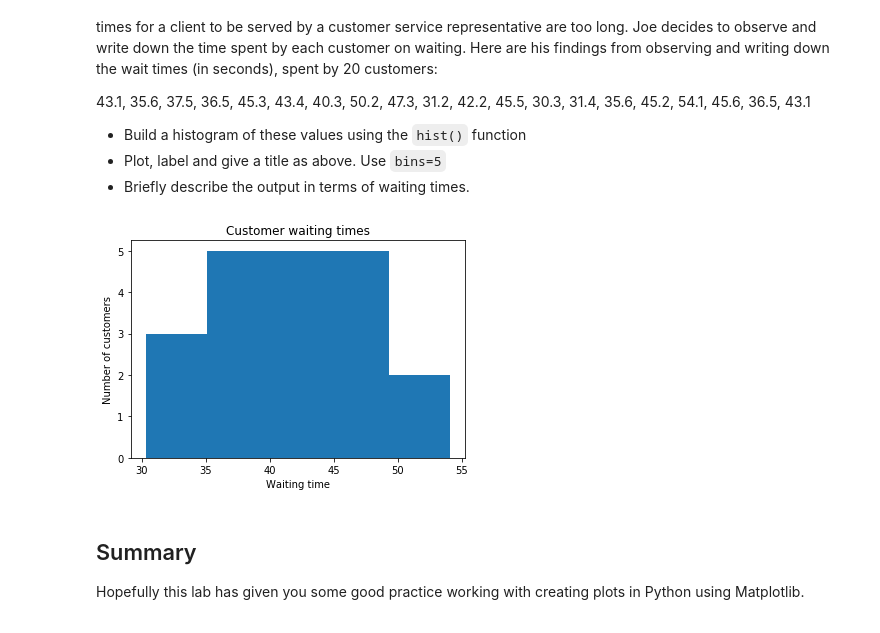
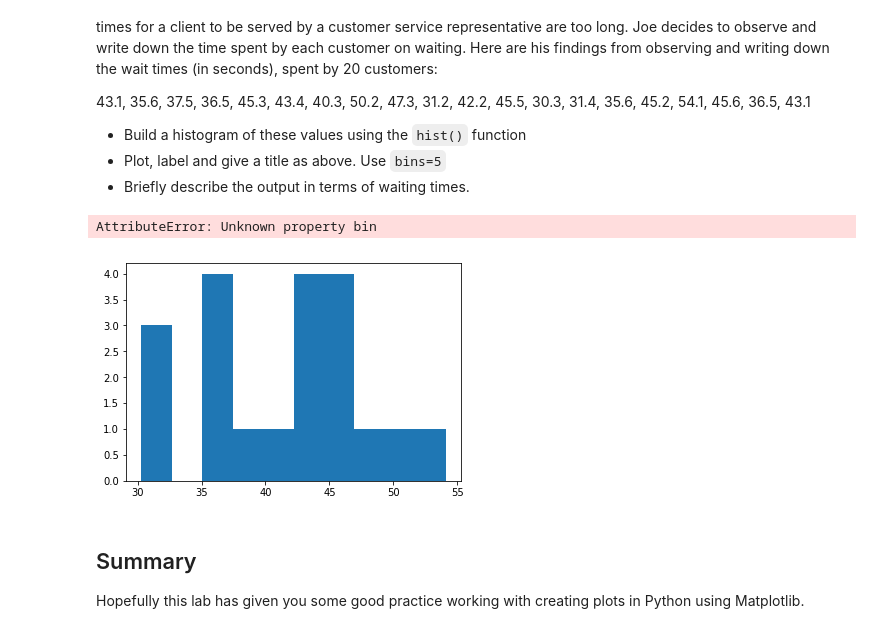
Before and after one commit to powergascan/dsc-data-viz-lab-dc-ds-071519, a Jupyter notebook: index.ipynb, the cells around one changed output. Cells and saved outputs as stored; diff of their text form; code cells hidden in the pictures.

```diff
--- a/index.ipynb
+++ b/index.ipynb
@@ -111,13 +111,14 @@ Joe is the branch manager at a bank. Recently, Joe been receiving customer feedb
 # %%
 x = [43.1, 35.6, 37.5, 36.5, 45.3, 43.4, 40.3, \
      50.2, 47.3, 31.2, 42.2, 45.5, 30.3, 31.4, \
      35.6, 45.2, 54.1, 45.6, 36.5, 43.1]
 
 #Plot the distogram with hist() function
-plt.hist(x, bin)
+plt.hist(x, bin=3)
 # Label, give title and show the plot
 # %% [output]
+AttributeError: Unknown property bin
-[figure, old version]
+[figure, new version]
 # %% [markdown]
 ## Summary
 
```
